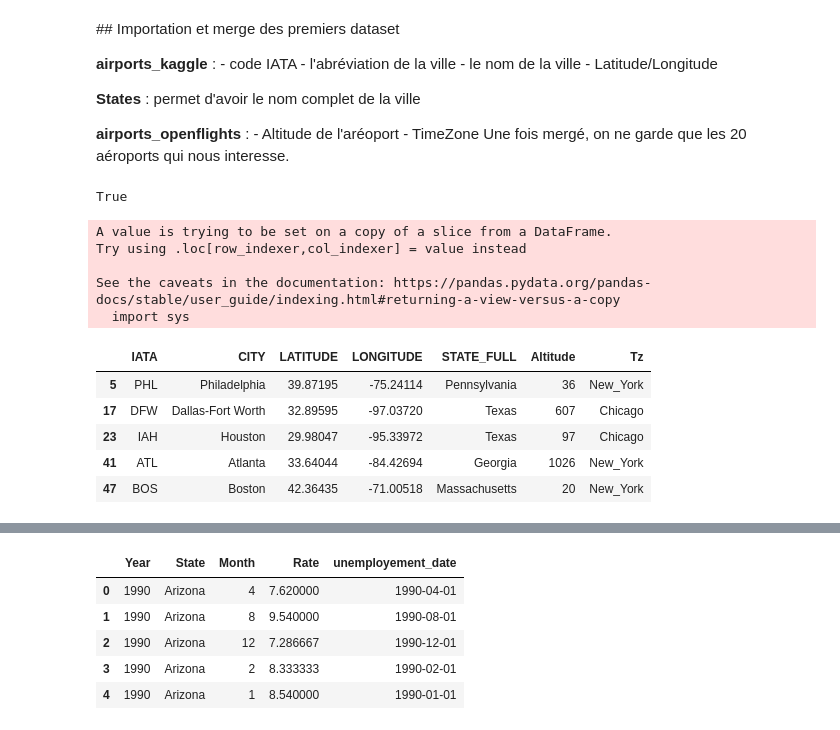
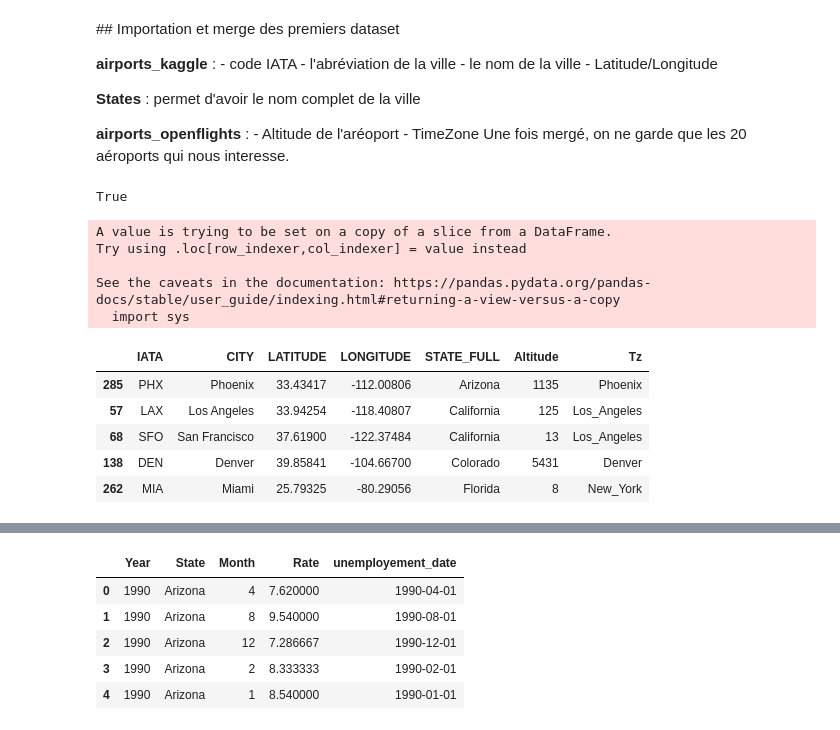
Before and after one commit to samirLazzali/air-passengers-prediction, a Jupyter notebook: Notebook/check_external_data.ipynb, the cells around one changed output, grey strips where cells are left out. Drawn from its saved outputs; the diff is of its cells as text; code cells hidden in the pictures.

```diff
--- a/Notebook/check_external_data.ipynb
+++ b/Notebook/check_external_data.ipynb
@@ -130,22 +43,22 @@ airports_merged = airports_kaggle.merge(airports_openflights, on ="IATA").drop(c
 # %%
 # On ne garde que les airports du starting kit
 air_passenger_airports = ['ATL', 'BOS', 'CLT', 'DEN', 'DFW', 'DTW', 'EWR', 'IAH', 'JFK',
        'LAS', 'LAX', 'LGA', 'MCO', 'MIA', 'MSP', 'ORD', 'PHL', 'PHX',
        'SEA', 'SFO']
 airports = airports_merged[airports_merged['IATA'].isin(air_passenger_airports)]
 print( sorted(airports.IATA.values) == sorted(air_passenger_airports))
 airports['Tz'] = airports['Tz'].apply(lambda row : row.split("/")[1])
-airports.head()
+airports.sort_values(by="STATE_FULL").head()
 # %% [output]
 True
 A value is trying to be set on a copy of a slice from a DataFrame.
 Try using .loc[row_indexer,col_indexer] = value instead
 
 See the caveats in the documentation: https://pandas.pydata.org/pandas-docs/stable/user_guide/indexing.html#returning-a-view-versus-a-copy
   import sys
 |  | IATA | CITY | LATITUDE | LONGITUDE | STATE_FULL | Altitude | Tz |
-| 5 | PHL | Philadelphia | 39.87195 | -75.24114 | Pennsylvania | 36 | New_York |
-| 17 | DFW | Dallas-Fort Worth | 32.89595 | -97.03720 | Texas | 607 | Chicago |
-| 23 | IAH | Houston | 29.98047 | -95.33972 | Texas | 97 | Chicago |
-| 41 | ATL | Atlanta | 33.64044 | -84.42694 | Georgia | 1026 | New_York |
-| 47 | BOS | Boston | 42.36435 | -71.00518 | Massachusetts | 20 | New_York |
+| 285 | PHX | Phoenix | 33.43417 | -112.00806 | Arizona | 1135 | Phoenix |
+| 57 | LAX | Los Angeles | 33.94254 | -118.40807 | California | 125 | Los_Angeles |
+| 68 | SFO | San Francisco | 37.61900 | -122.37484 | California | 13 | Los_Angeles |
+| 138 | DEN | Denver | 39.85841 | -104.66700 | Colorado | 5431 | Denver |
+| 262 | MIA | Miami | 25.79325 | -80.29056 | Florida | 8 | New_York |
```
Also changed, not shown: parts of 18 cells of this notebook, 7 other files.
